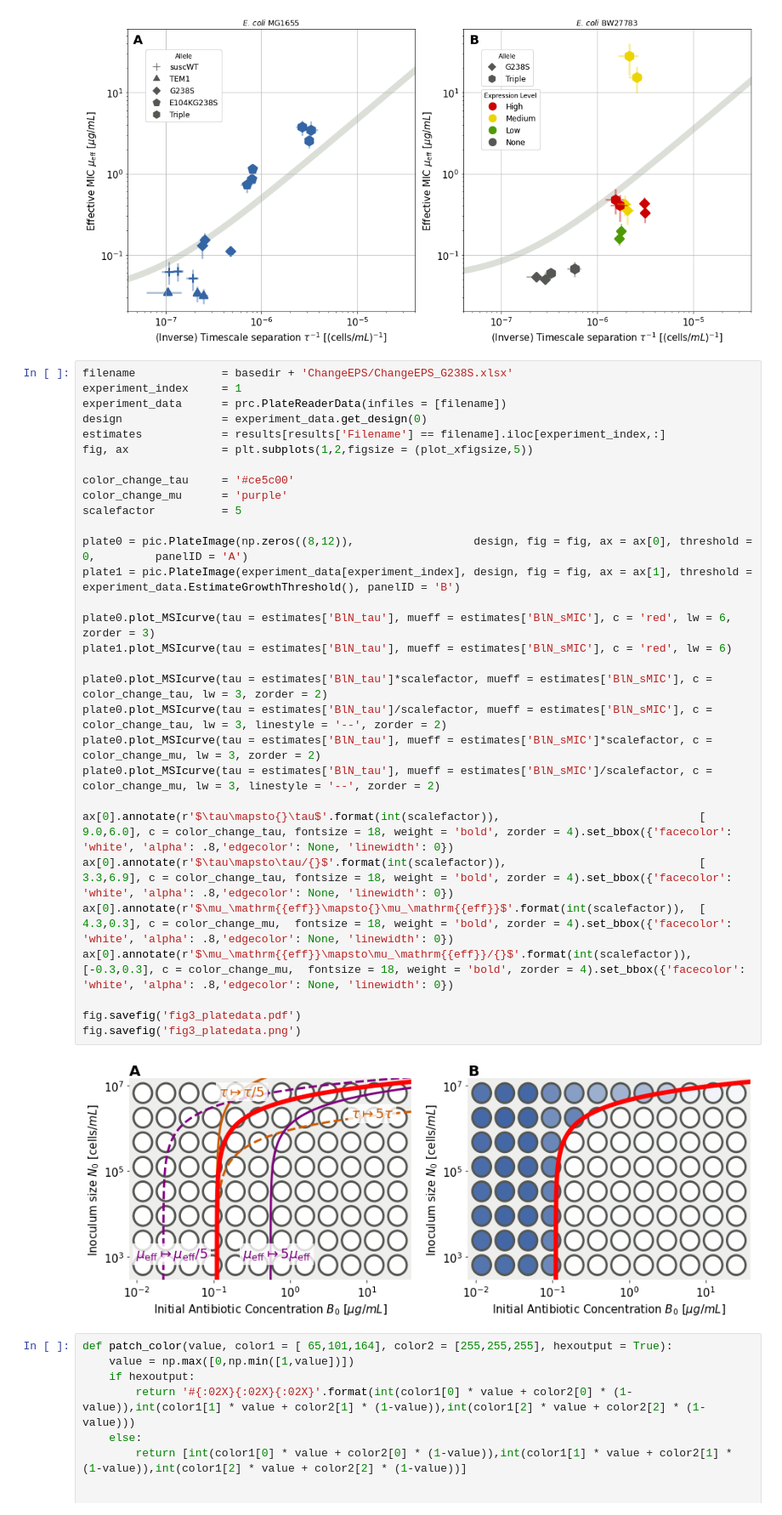
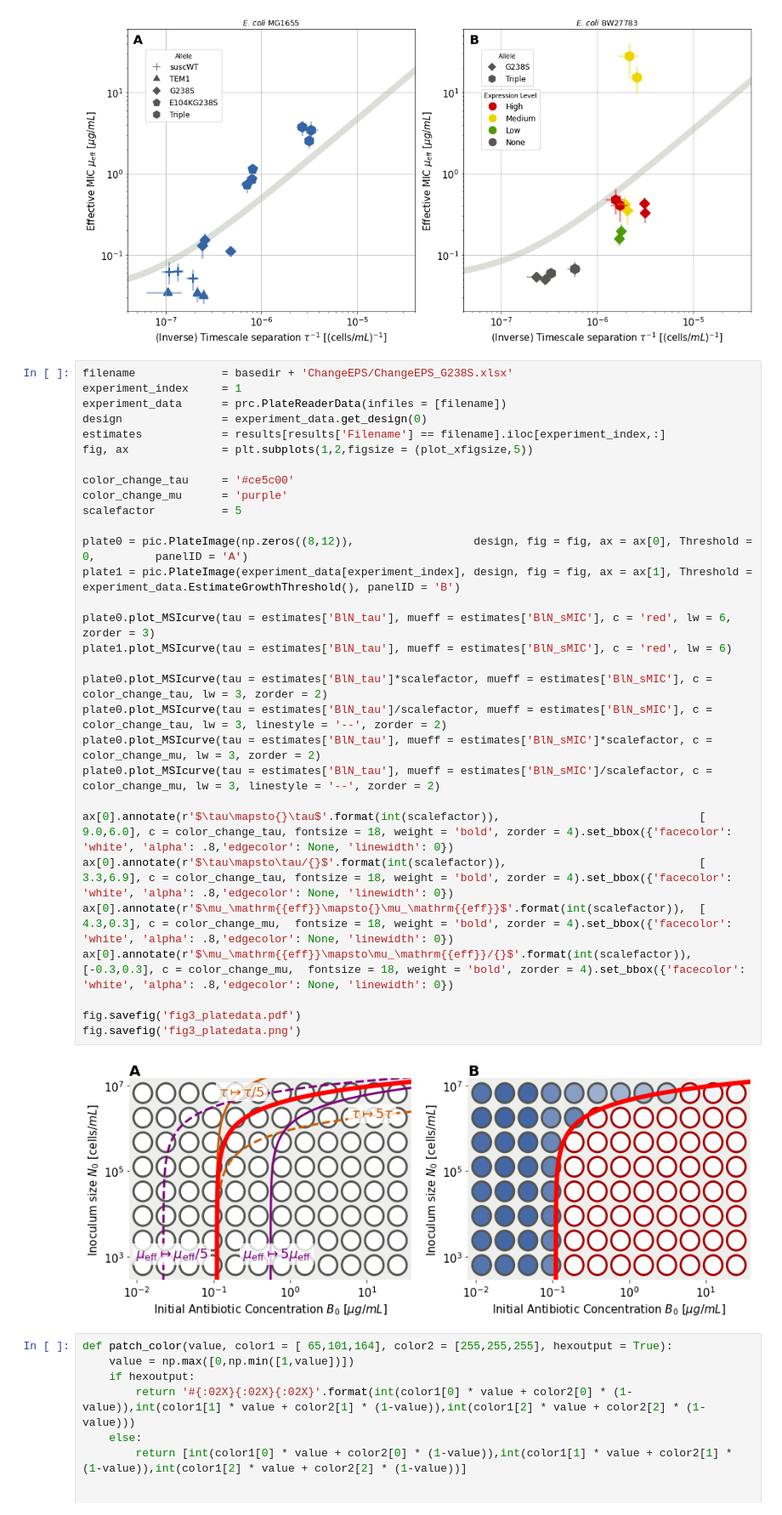
Before and after one commit to Michael000777/antibiotics, a Jupyter notebook: Plots/Plots for Manuscript.ipynb, the cells around one changed output. Shown at 85% size. Saved outputs shown, nothing was run; the diff lists cells and outputs as text.

```diff
--- a/Plots/Plots for Manuscript.ipynb
+++ b/Plots/Plots for Manuscript.ipynb
@@ -353,35 +353,35 @@ ChangeRHO phi 7.267e+06 6.930e+06
 # %%
 filename             = basedir + 'ChangeEPS/ChangeEPS_G238S.xlsx'
 experiment_index     = 1
 experiment_data      = prc.PlateReaderData(infiles = [filename])
 design               = experiment_data.get_design(0)
 estimates            = results[results['Filename'] == filename].iloc[experiment_index,:]
 fig, ax              = plt.subplots(1,2,figsize = (plot_xfigsize,5))
 
 color_change_tau     = '#ce5c00'
 color_change_mu      = 'purple'
 scalefactor          = 5
 
-plate0 = pic.PlateImage(np.zeros((8,12)),                  design, fig = fig, ax = ax[0], threshold = 0,         panelID = 'A')
-plate1 = pic.PlateImage(experiment_data[experiment_index], design, fig = fig, ax = ax[1], threshold = experiment_data.EstimateGrowthThreshold(), panelID = 'B')
+plate0 = pic.PlateImage(np.zeros((8,12)),                  design, fig = fig, ax = ax[0], Threshold = 0,         panelID = 'A')
+plate1 = pic.PlateImage(experiment_data[experiment_index], design, fig = fig, ax = ax[1], Threshold = experiment_data.EstimateGrowthThreshold(), panelID = 'B')
 
 plate0.plot_MSIcurve(tau = estimates['BlN_tau'], mueff = estimates['BlN_sMIC'], c = 'red', lw = 6, zorder = 3)
 plate1.plot_MSIcurve(tau = estimates['BlN_tau'], mueff = estimates['BlN_sMIC'], c = 'red', lw = 6)
 
 plate0.plot_MSIcurve(tau = estimates['BlN_tau']*scalefactor, mueff = estimates['BlN_sMIC'], c = color_change_tau, lw = 3, zorder = 2)
 plate0.plot_MSIcurve(tau = estimates['BlN_tau']/scalefactor, mueff = estimates['BlN_sMIC'], c = color_change_tau, lw = 3, linestyle = '--', zorder = 2)
 plate0.plot_MSIcurve(tau = estimates['BlN_tau'], mueff = estimates['BlN_sMIC']*scalefactor, c = color_change_mu, lw = 3, zorder = 2)
 plate0.plot_MSIcurve(tau = estimates['BlN_tau'], mueff = estimates['BlN_sMIC']/scalefactor, c = color_change_mu, lw = 3, linestyle = '--', zorder = 2)
 
 ax[0].annotate(r'$\tau\mapsto{}\tau$'.format(int(scalefactor)),                              [ 9.0,6.0], c = color_change_tau, fontsize = 18, weight = 'bold', zorder = 4).set_bbox({'facecolor': 'white', 'alpha': .8,'edgecolor': None, 'linewidth': 0})
 ax[0].annotate(r'$\tau\mapsto\tau/{}$'.format(int(scalefactor)),                             [ 3.3,6.9], c = color_change_tau, fontsize = 18, weight = 'bold', zorder = 4).set_bbox({'facecolor': 'white', 'alpha': .8,'edgecolor': None, 'linewidth': 0})
 ax[0].annotate(r'$\mu_\mathrm{{eff}}\mapsto{}\mu_\mathrm{{eff}}$'.format(int(scalefactor)),  [ 4.3,0.3], c = color_change_mu,  fontsize = 18, weight = 'bold', zorder = 4).set_bbox({'facecolor': 'white', 'alpha': .8,'edgecolor': None, 'linewidth': 0})
 ax[0].annotate(r'$\mu_\mathrm{{eff}}\mapsto\mu_\mathrm{{eff}}/{}$'.format(int(scalefactor)), [-0.3,0.3], c = color_change_mu,  fontsize = 18, weight = 'bold', zorder = 4).set_bbox({'facecolor': 'white', 'alpha': .8,'edgecolor': None, 'linewidth': 0})
 
 fig.savefig('fig3_platedata.pdf')
 fig.savefig('fig3_platedata.png')
 # %% [output]
-[figure, old version]
+[figure, new version]
 # %%
 def patch_color(value, color1 = [ 65,101,164], color2 = [255,255,255], hexoutput = True):
     value = np.max([0,np.min([1,value])])
```
